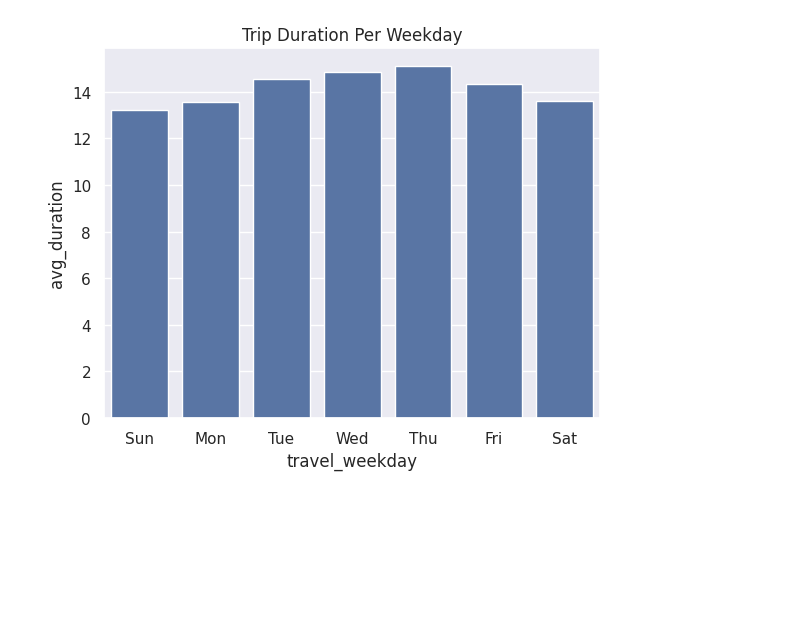
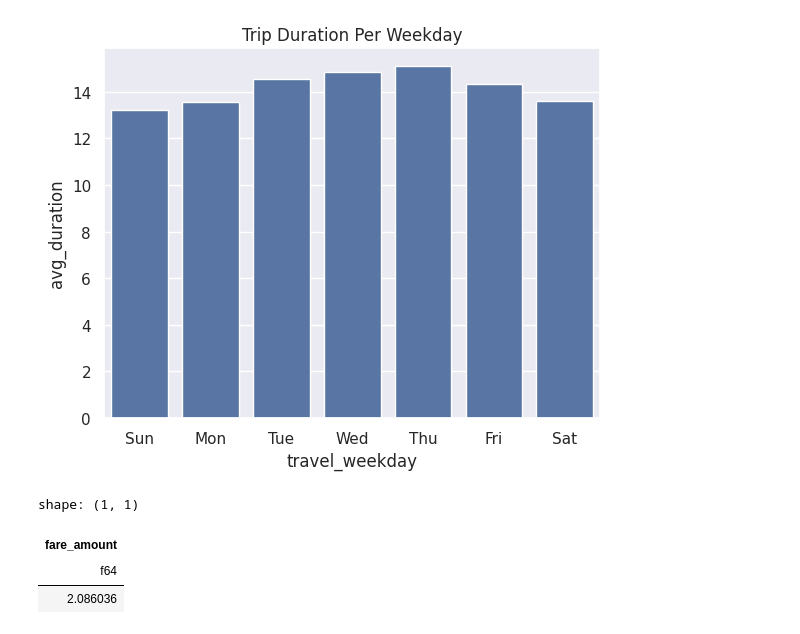
Before and after one commit to alavi-sam/NYC-Taxi, a Jupyter notebook: scripts/EDA.ipynb, the cells around one changed output. Saved outputs shown, nothing was run; the diff lists cells and outputs as text; code cells hidden in the pictures; blank space fills up the shorter version.

```diff
--- a/scripts/EDA.ipynb
+++ b/scripts/EDA.ipynb
@@ -939,3 +939,12 @@ ax.set_xticks(range(0, 7), weekday_labels)
 plt.show()
 # %% [output]
 [figure]
+# %%
+df.select(
+    pl.col('fare_amount').skew()
+).collect()
+# %% [output]
+shape: (1, 1)
+| fare_amount |
+| f64 |
+| 2.086036 |
```
Also changed, not shown: parts of 14 cells of this notebook.
